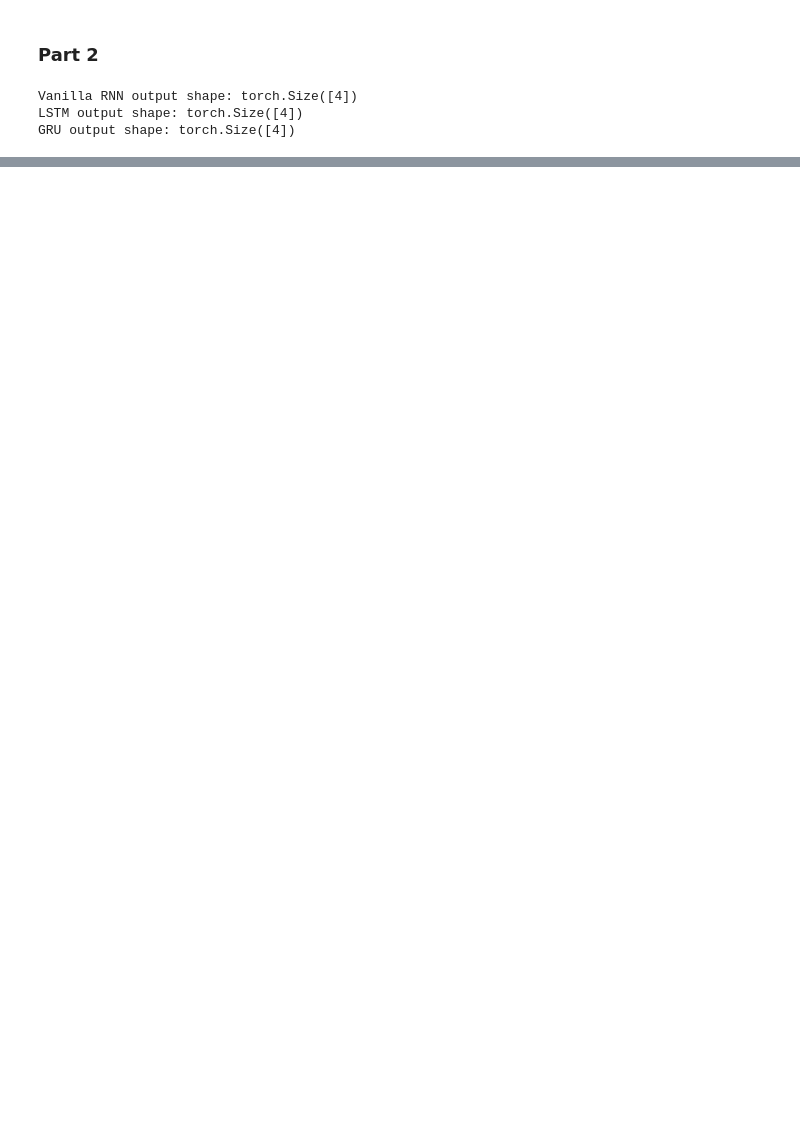
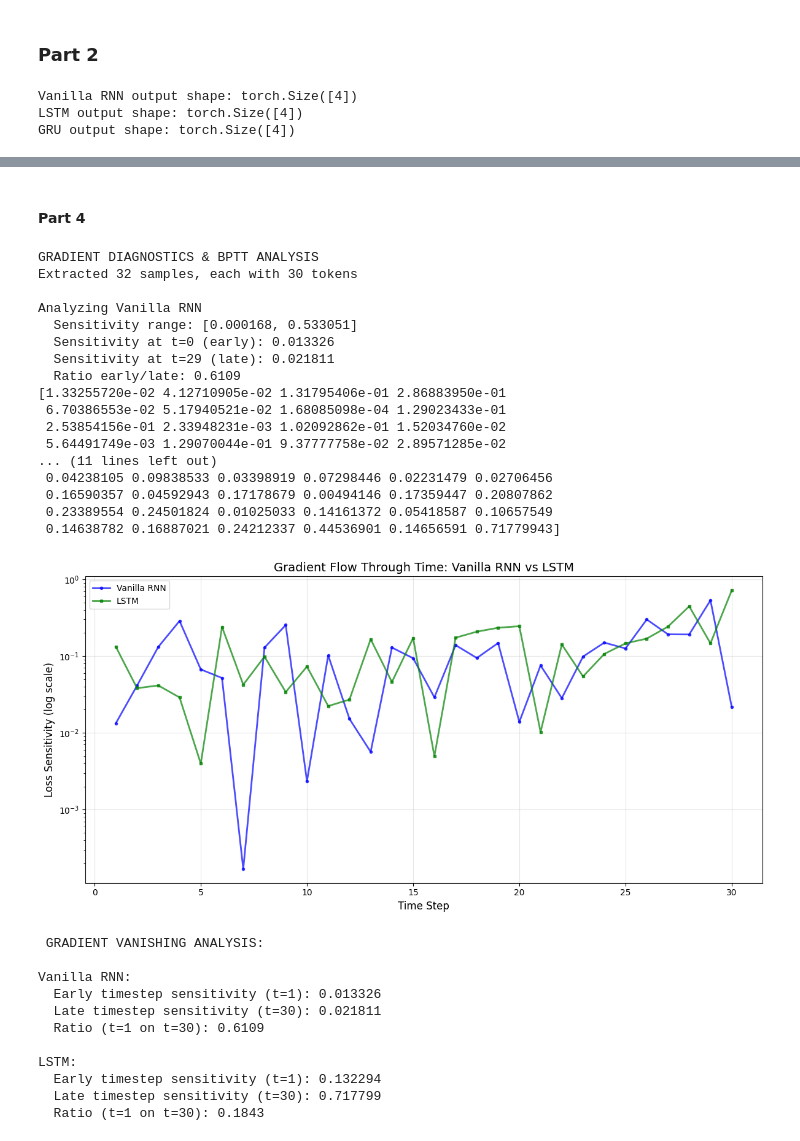
Before and after one commit to AmirhosseinRHT/Deep-Neural-Networks-Projects, a Jupyter notebook: HW4/main.ipynb, the cells around one changed output, grey strips where cells are left out. Cells and saved outputs as stored; diff of their text form; code cells hidden in the pictures; blank space fills up the shorter version.

Commit message:
Add(CA4): Added gradient vanishing analysis codes

```diff
--- a/HW4/main.ipynb
+++ b/HW4/main.ipynb
@@ -257,0 +501,2 @@ GRU output shape: torch.Size([4])
+# %% [markdown]
+#### Part 4
@@ -257,0 +605,59 @@ GRU output shape: torch.Size([4])
+# %%
+def run_full_gradient_analysis(results, val_loader, device='cpu'):
+
+    print("GRADIENT DIAGNOSTICS & BPTT ANALYSIS")
+
+    batch_x, batch_y, lengths = extract_long_samples(val_loader, min_len=30, max_samples=32)
+    trained_models = {
+        'Vanilla RNN': results['Vanilla RNN']['model'],
+        'LSTM': results['LSTM']['model']
+    }
+    grad_results = run_gradient_diagnostics(trained_models, batch_x, batch_y, lengths, device)
+    plot_gradient_flow(grad_results)
+
+    print("\n GRADIENT VANISHING ANALYSIS:")
+
+    for name, sensitivities in grad_results.items():
+        if sensitivities is not None and len(sensitivities) >= 30:
+            early = sensitivities[0]
+            late = sensitivities[-1]
+            ratio = early / (late + 1e-8)
+
+            print(f"\n{name}:")
+            print(f"  Early timestep sensitivity (t=1): {early:.6f}")
+            print(f"  Late timestep sensitivity (t=30): {late:.6f}")
+            print(f"  Ratio (t=1 on t=30): {ratio:.4f}")
+
+    return grad_results
+# %%
+grad_results = run_full_gradient_analysis(results, val_loader, device=device)
+# %% [output]
+GRADIENT DIAGNOSTICS & BPTT ANALYSIS
+Extracted 32 samples, each with 30 tokens
+
+Analyzing Vanilla RNN
+  Sensitivity range: [0.000168, 0.533051]
+  Sensitivity at t=0 (early): 0.013326
+  Sensitivity at t=29 (late): 0.021811
+  Ratio early/late: 0.6109
+[1.33255720e-02 4.12710905e-02 1.31795406e-01 2.86883950e-01
+ 6.70386553e-02 5.17940521e-02 1.68085098e-04 1.29023433e-01
+ 2.53854156e-01 2.33948231e-03 1.02092862e-01 1.52034760e-02
+ 5.64491749e-03 1.29070044e-01 9.37777758e-02 2.89571285e-02
+... (11 lines left out)
+ 0.04238105 0.09838533 0.03398919 0.07298446 0.02231479 0.02706456
+ 0.16590357 0.04592943 0.17178679 0.00494146 0.17359447 0.20807862
+ 0.23389554 0.24501824 0.01025033 0.14161372 0.05418587 0.10657549
+ 0.14638782 0.16887021 0.24212337 0.44536901 0.14656591 0.71779943]
+[figure, added]
+ GRADIENT VANISHING ANALYSIS:
+
+Vanilla RNN:
+  Early timestep sensitivity (t=1): 0.013326
+  Late timestep sensitivity (t=30): 0.021811
+  Ratio (t=1 on t=30): 0.6109
+
+LSTM:
+  Early timestep sensitivity (t=1): 0.132294
+  Late timestep sensitivity (t=30): 0.717799
+  Ratio (t=1 on t=30): 0.1843
```
Also changed, not shown: parts of 19 cells of this notebook.
